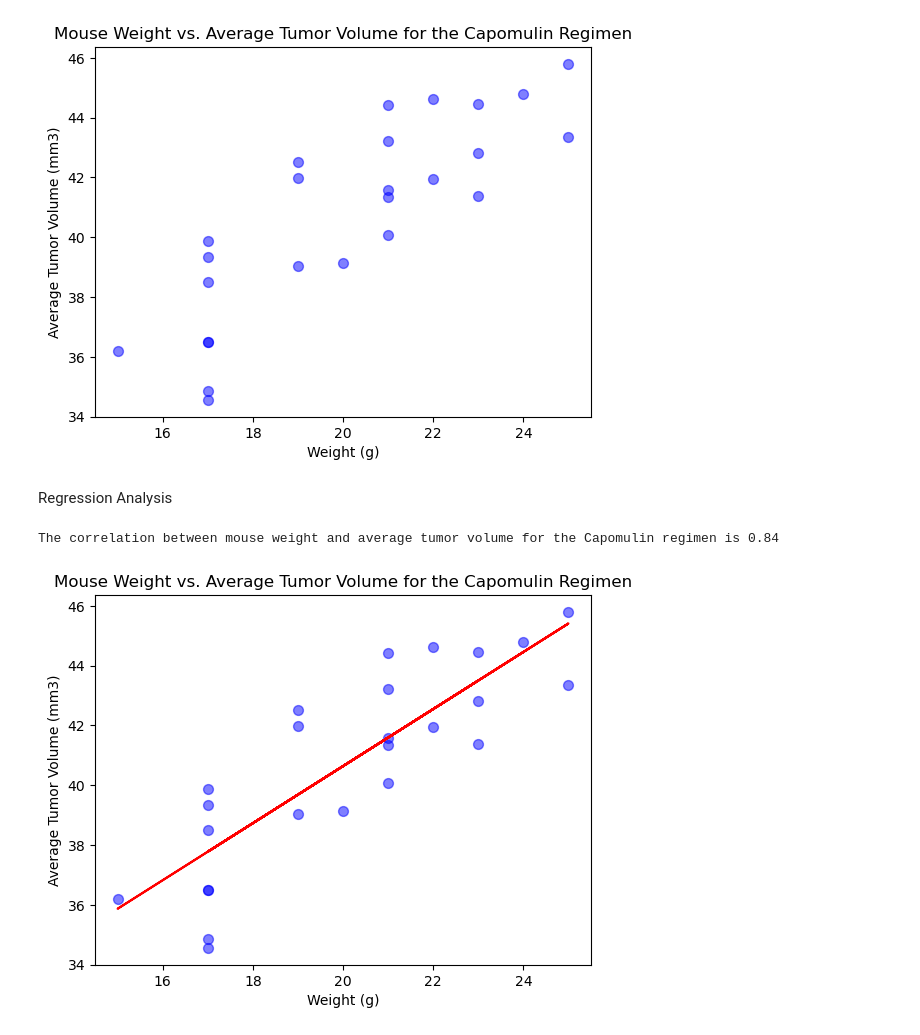
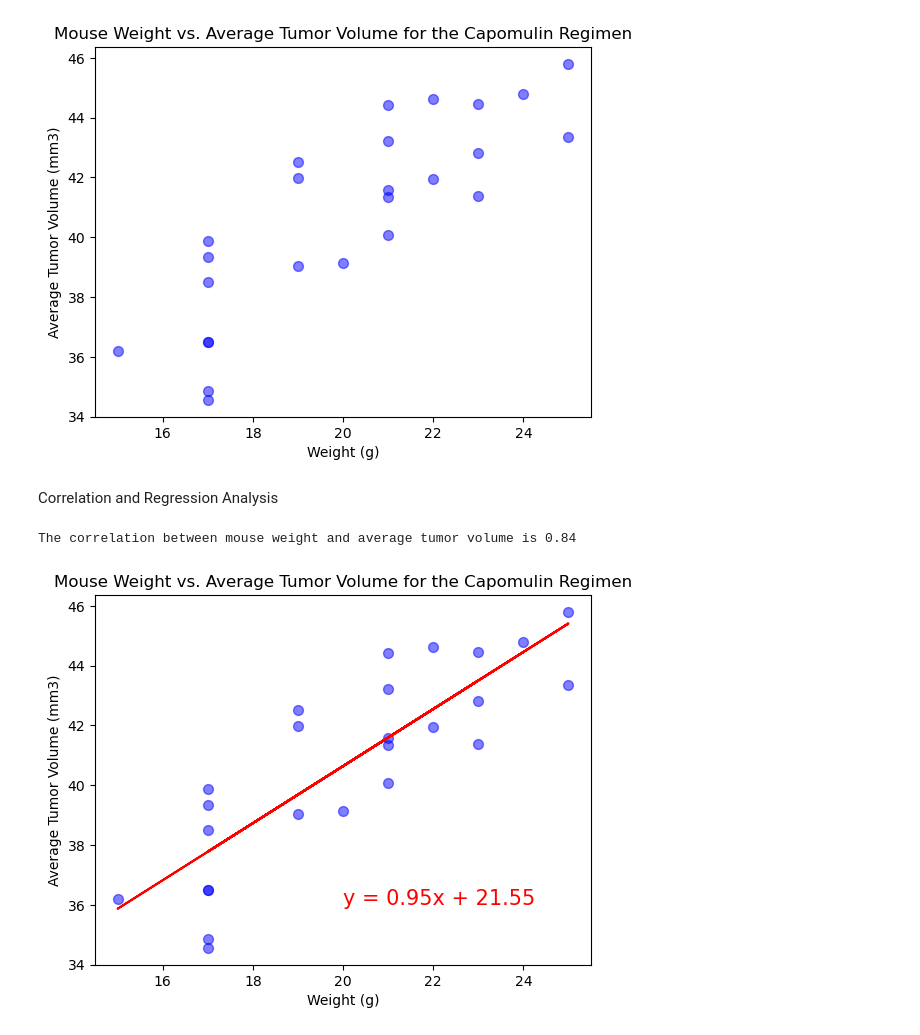
Before and after one commit to gmmarsh/didactic-giggle, a Jupyter notebook: Pymaceuticals/pymaceuticals_final_analysis.ipynb, the cells around one changed output. Cells and saved outputs as stored; diff of their text form; code cells hidden in the pictures.

```diff
--- a/Pymaceuticals/pymaceuticals_final_analysis.ipynb
+++ b/Pymaceuticals/pymaceuticals_final_analysis.ipynb
@@ -224,21 +276,28 @@ plt.show()
 # %% [output]
 25
 [figure]
-# %% [markdown]
-Regression Analysis
+# %% [markdown]
+Correlation and Regression Analysis
 # %%
-# the Pearson correlation coefficient for mouse weight and average tumor volume for the Capomulin regimen
-correlation = st.pearsonr(mouse_weight, average_tumor_volume)
-print(f"The correlation between mouse weight and average tumor volume for the Capomulin regimen is {round(correlation[0],2)}")
+# the correlation coefficient for mouse weight and average tumor volume for the Capomulin regimen
+correlation = stats.pearsonr(mouse_weight, average_tumor_volume)
+print(f"The correlation between mouse weight and average tumor volume is {round(correlation[0],2)}")
 
+# the linear regression model for mouse weight and average tumor volume for the Capomulin regimen
+(slope, intercept, rvalue, pvalue, stderr) = stats.linregress(mouse_weight, average_tumor_volume)
+regress_values = mouse_weight * slope + intercept
+
+# the equation of the line
+line_eq = "y = " + str(round(slope,2)) + "x + " + str(round(intercept,2))
 
 # the scatter plot with the linear regression model
 plt.scatter(mouse_weight, average_tumor_volume, s=50, color="blue", alpha=0.5)
 plt.plot(mouse_weight, regress_values, color="red")
+plt.annotate(line_eq,(20,36),fontsize=15,color="red")
 plt.title("Mouse Weight vs. Average Tumor Volume for the Capomulin Regimen")
 plt.xlabel("Weight (g)")
 plt.ylabel("Average Tumor Volume (mm3)")
 plt.show()
 # %% [output]
-The correlation between mouse weight and average tumor volume for the Capomulin regimen is 0.84
+The correlation between mouse weight and average tumor volume is 0.84
-[figure, old version]
+[figure, new version]
```
Also changed, not shown: parts of 8 cells of this notebook.
